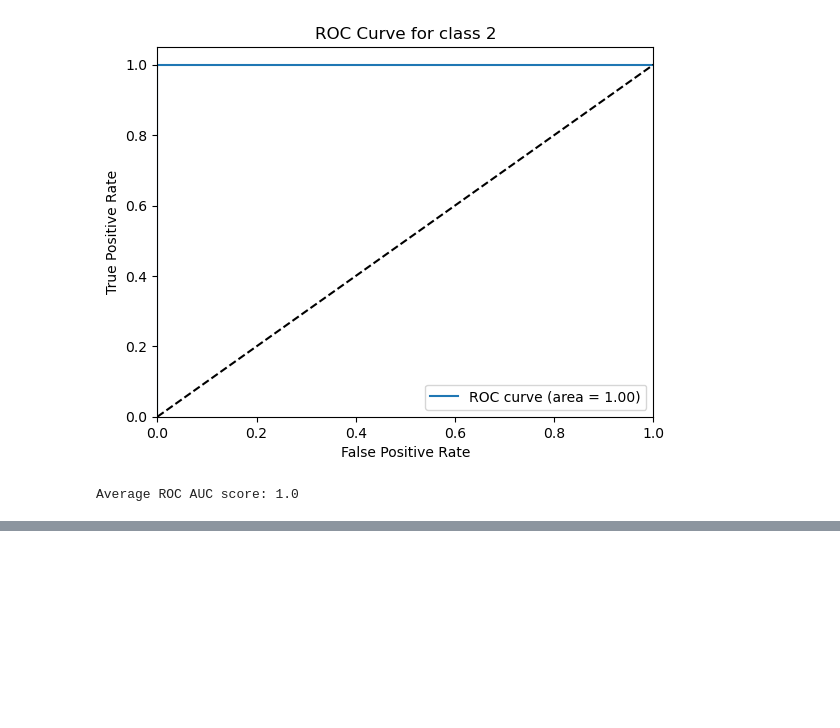
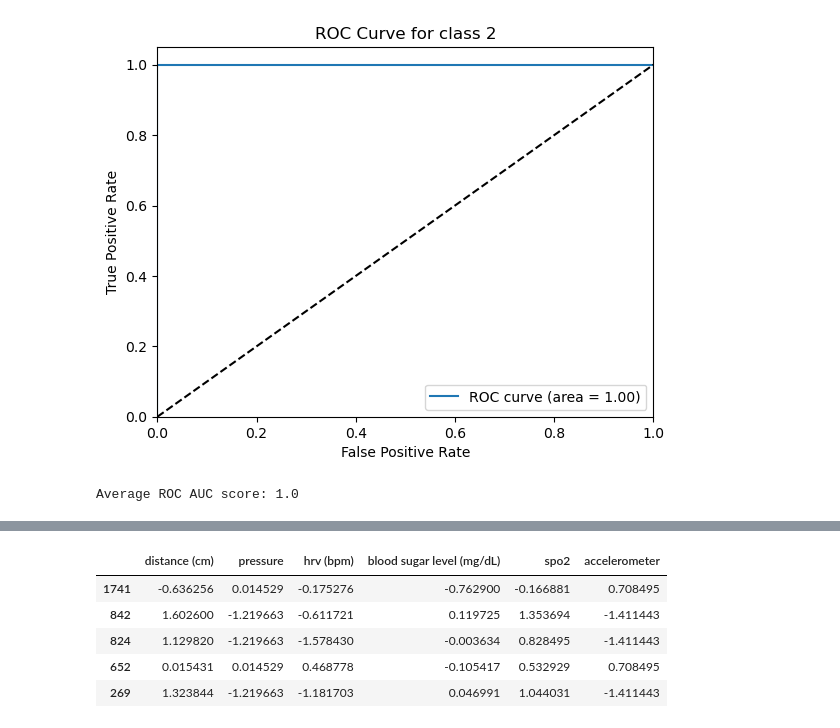
Before and after one commit to kevinbrnett/Fall-Prediction-Model, a Jupyter notebook: Machine Learning.ipynb, the cells around one changed output, grey strips where cells are left out. Drawn from its saved outputs; the diff is of its cells as text; code cells hidden in the pictures; blank space fills up the shorter version.

```diff
--- a/Machine Learning.ipynb
+++ b/Machine Learning.ipynb
@@ -501,0 +674,11 @@ Average ROC AUC score: 1.0
+# %%
+# Sample 500 rows of train set
+X_shap = shap.sample(X_train_df,nsamples=500,random_state=321)
+X_shap.head()
+# %% [output]
+|  | distance (cm) | pressure | hrv (bpm) | blood sugar level (mg/dL) | spo2 | accelerometer |
+| 1741 | -0.636256 | 0.014529 | -0.175276 | -0.762900 | -0.166881 | 0.708495 |
+| 842 | 1.602600 | -1.219663 | -0.611721 | 0.119725 | 1.353694 | -1.411443 |
+| 824 | 1.129820 | -1.219663 | -1.578430 | -0.003634 | 0.828495 | -1.411443 |
+| 652 | 0.015431 | 0.014529 | 0.468778 | -0.105417 | 0.532929 | 0.708495 |
+| 269 | 1.323844 | -1.219663 | -1.181703 | 0.046991 | 1.044031 | -1.411443 |
```
Also changed, not shown: parts of 18 cells of this notebook, 2 other files.
